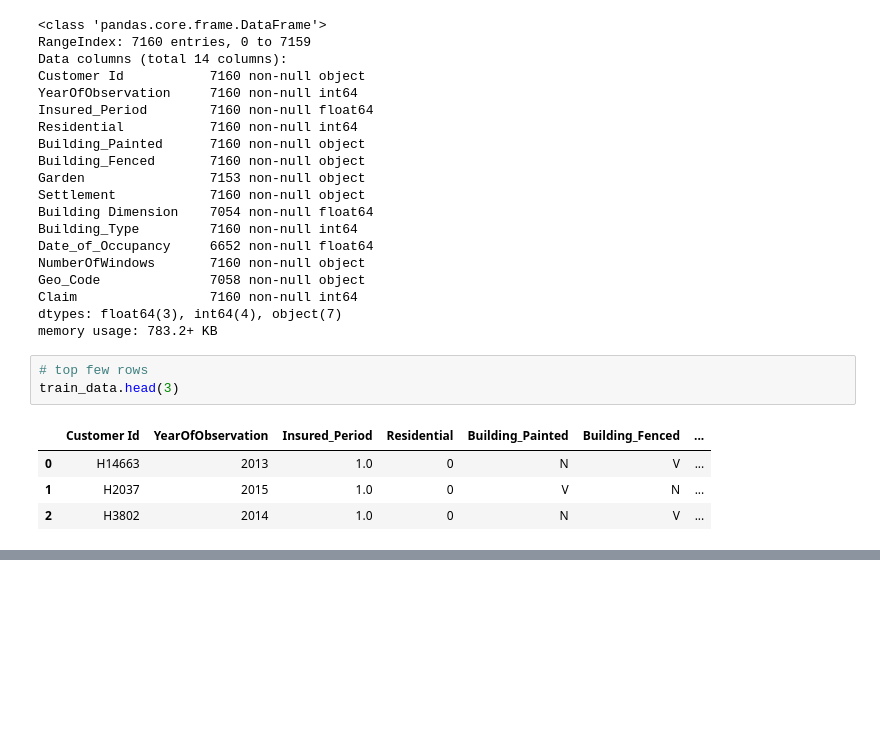
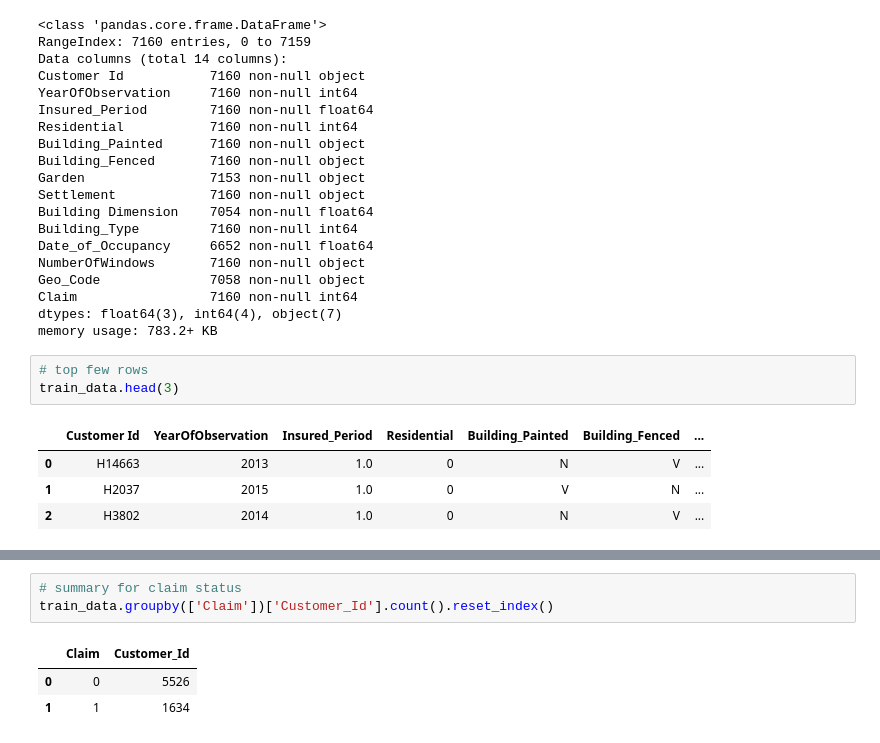
Before and after one commit to wkirui/Insurance-Prediction, a Jupyter notebook: Insurance Claim Analysis.ipynb, the cells around one changed output, grey strips where cells are left out. Cells and saved outputs as stored; diff of their text form; blank space fills up the shorter version.

Commit message:
added some observations on the data

```diff
--- a/Insurance Claim Analysis.ipynb
+++ b/Insurance Claim Analysis.ipynb
@@ -50,0 +57,7 @@ pp.ProfileReport(train_data)
+# %%
+# summary for claim status
+train_data.groupby(['Claim'])['Customer_Id'].count().reset_index()
+# %% [output]
+|  | Claim | Customer_Id |
+| 0 | 0 | 5526 |
+| 1 | 1 | 1634 |
```
Also changed, not shown: parts of 2 cells of this notebook, 1 other file.
